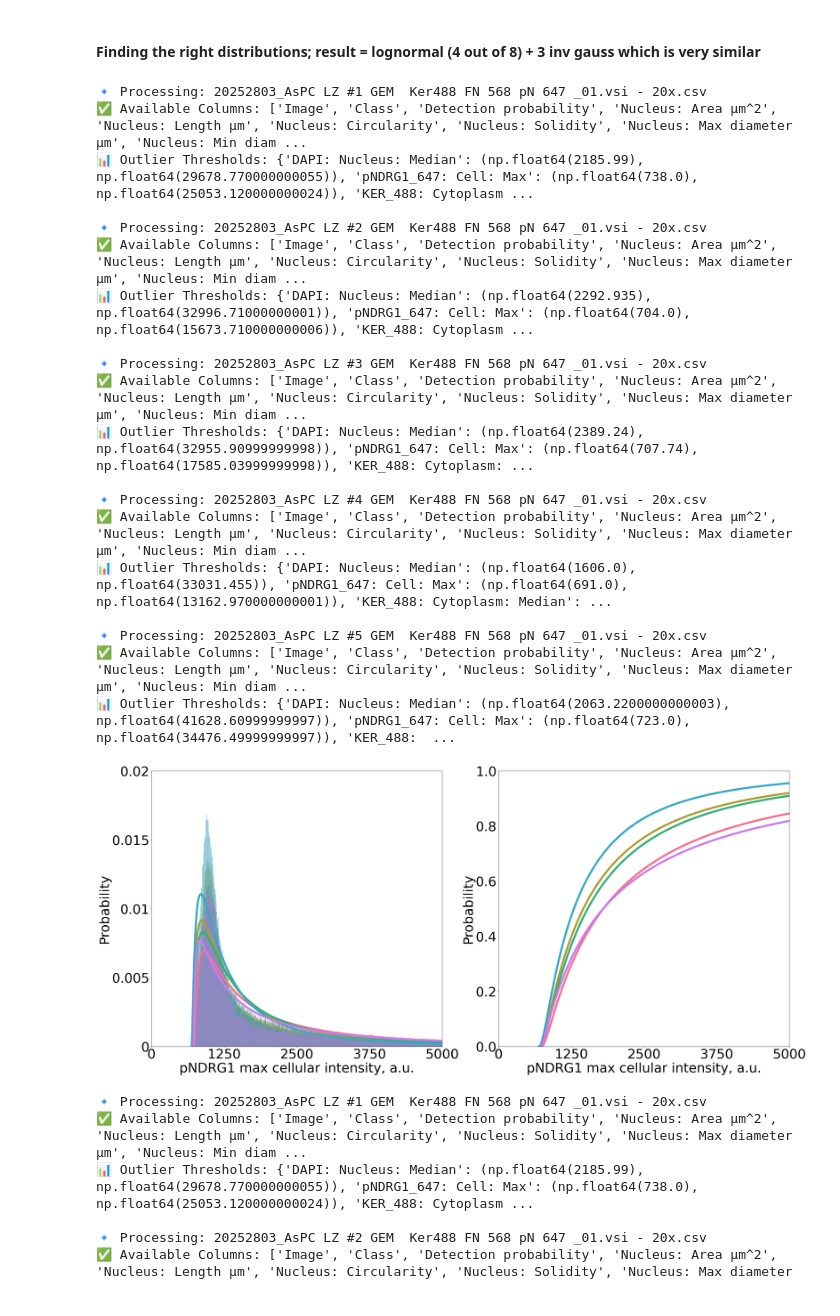
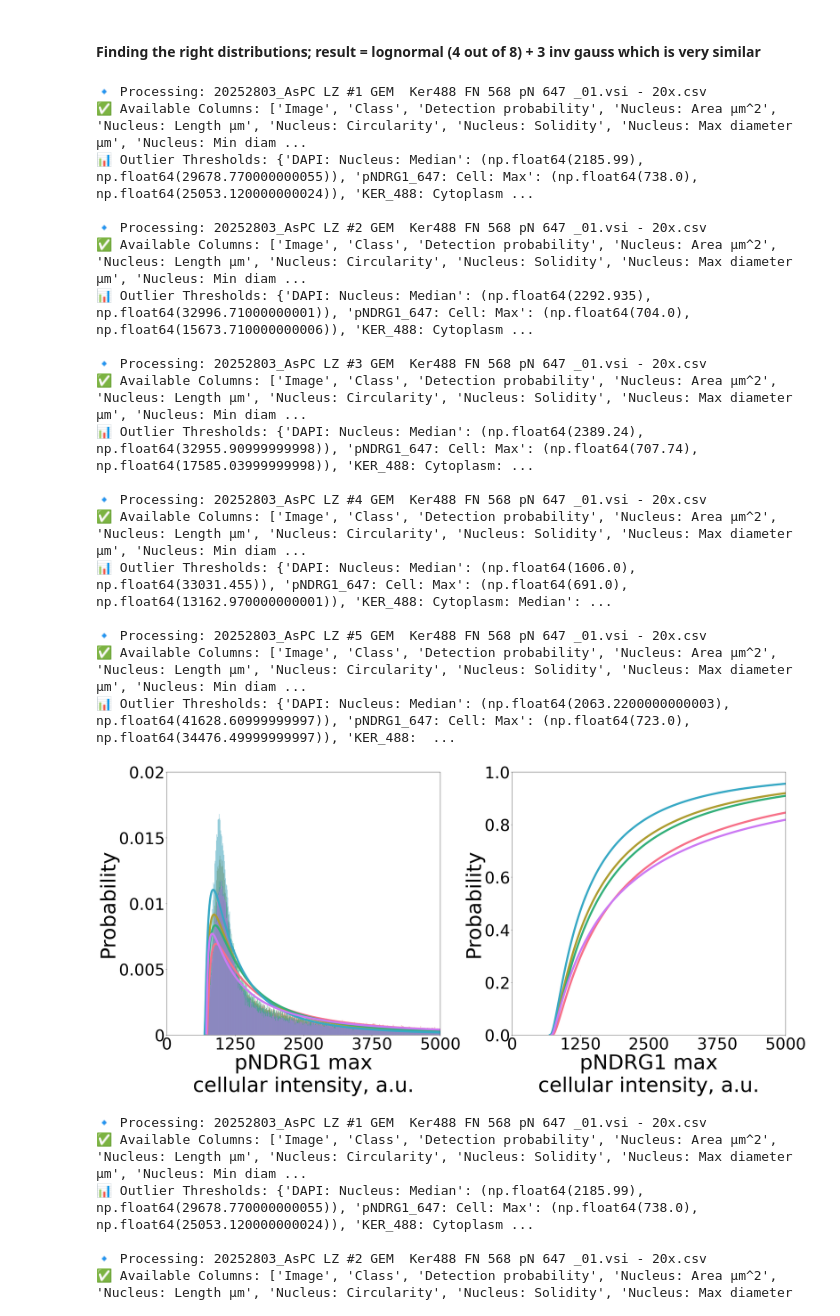
Before and after one commit to HMS-IAC/stroma-spatial-analysis-web, a Jupyter notebook: analysis/AsPC_NDRG1/20250327_pndrg1_fitter.ipynb, the cells around one changed output. Cells and saved outputs as stored; diff of their text form; code cells hidden in the pictures.

```diff
--- a/analysis/AsPC_NDRG1/20250327_pndrg1_fitter.ipynb
+++ b/analysis/AsPC_NDRG1/20250327_pndrg1_fitter.ipynb
@@ -166,10 +166,10 @@ y_axis_ticks = {
 
 # Descriptive labels for axes
 axis_labels = {
-    "DAPI": "DAPI median nuclear intensity, a.u.",
-    "pNDRG1_647": "pNDRG1 max cellular intensity, a.u.",
-    "KER_488": "Cytokeratin median cytoplasmic intensity, a.u.",
-    "FN_568": "Fibronectin median cellular intensity, a.u."
+    "DAPI": "DAPI median nuclear\nintensity, a.u.",
+    "pNDRG1_647": "pNDRG1 max\ncellular intensity, a.u.",
+    "KER_488": "Cytokeratin median\ncytoplasmic intensity, a.u.",
+    "FN_568": "Fibronectin median\ncellular intensity, a.u."
 }
 
 axis_limits = {
@@ -189,7 +189,7 @@ bin_sizes = {
 dfs, column_mapping = load_and_preprocess_files(folder_path, file_paths, expected_columns)
 
 # Initialize plots
-fig, axs = plt.subplots(1, 2, figsize=(34, 15))
+fig, axs = plt.subplots(1, 2, figsize=(34, 16))
 
 # Define bin width for histogram and fitting
 bin_width = bin_sizes.get("pNDRG1_647", 5)
@@ -236,9 +236,9 @@ for idx, df in enumerate(dfs):
 for key, ax in zip(["PDF", "CDF"], axs):
     ax.set_yscale('linear')
     ax.set_xscale('linear')
-    ax.set_ylabel('Probability', fontsize=45)
-    ax.set_xlabel(axis_labels["pNDRG1_647"], fontsize=45)
-    ax.tick_params(axis='both', labelsize=45)
+    ax.set_ylabel('Probability', fontsize=70)
+    ax.set_xlabel(axis_labels["pNDRG1_647"], fontsize=70)
+    ax.tick_params(axis='both', labelsize=55)
 
     # Set x-axis range and define 5 evenly spaced ticks
     if key in axis_limits:
@@ -250,34 +250,34 @@ for key, ax in zip(["PDF", "CDF"], axs):
     if key == "PDF" and "pNDRG1_647" in y_axis_ticks:
         y_min, y_max, y_step = y_axis_ticks["pNDRG1_647"]
         yticks = np.arange(y_min, y_max + y_step, y_step)
         ax.set_yticks(yticks)
         ax.set_ylim(y_min, y_max)
         ax.set_yticklabels([f"{tick:.2g}" for tick in yticks])
 
 plt.tight_layout()
 plt.savefig("/Users/antoine/Harvard/IAC/image_analysis_paper_QP_projects/AsPC_NDRG1/plots/histograms/2025_fitted_measurements_distribution_pNDRG1.png", dpi=300)
 plt.show()
 # %% [output]
 🔹 Processing: 20252803_AsPC LZ #1 GEM  Ker488 FN 568 pN 647 _01.vsi - 20x.csv
 ✅ Available Columns: ['Image', 'Class', 'Detection probability', 'Nucleus: Area µm^2', 'Nucleus: Length µm', 'Nucleus: Circularity', 'Nucleus: Solidity', 'Nucleus: Max diameter µm', 'Nucleus: Min diam ...
 📊 Outlier Thresholds: {'DAPI: Nucleus: Median': (np.float64(2185.99), np.float64(29678.770000000055)), 'pNDRG1_647: Cell: Max': (np.float64(738.0), np.float64(25053.120000000024)), 'KER_488: Cytoplasm ...
 
 🔹 Processing: 20252803_AsPC LZ #2 GEM  Ker488 FN 568 pN 647 _01.vsi - 20x.csv
 ✅ Available Columns: ['Image', 'Class', 'Detection probability', 'Nucleus: Area µm^2', 'Nucleus: Length µm', 'Nucleus: Circularity', 'Nucleus: Solidity', 'Nucleus: Max diameter µm', 'Nucleus: Min diam ...
 📊 Outlier Thresholds: {'DAPI: Nucleus: Median': (np.float64(2292.935), np.float64(32996.71000000001)), 'pNDRG1_647: Cell: Max': (np.float64(704.0), np.float64(15673.710000000006)), 'KER_488: Cytoplasm ...
 
 🔹 Processing: 20252803_AsPC LZ #3 GEM  Ker488 FN 568 pN 647 _01.vsi - 20x.csv
 ✅ Available Columns: ['Image', 'Class', 'Detection probability', 'Nucleus: Area µm^2', 'Nucleus: Length µm', 'Nucleus: Circularity', 'Nucleus: Solidity', 'Nucleus: Max diameter µm', 'Nucleus: Min diam ...
 📊 Outlier Thresholds: {'DAPI: Nucleus: Median': (np.float64(2389.24), np.float64(32955.90999999998)), 'pNDRG1_647: Cell: Max': (np.float64(707.74), np.float64(17585.03999999998)), 'KER_488: Cytoplasm: ...
 
 🔹 Processing: 20252803_AsPC LZ #4 GEM  Ker488 FN 568 pN 647 _01.vsi - 20x.csv
 ✅ Available Columns: ['Image', 'Class', 'Detection probability', 'Nucleus: Area µm^2', 'Nucleus: Length µm', 'Nucleus: Circularity', 'Nucleus: Solidity', 'Nucleus: Max diameter µm', 'Nucleus: Min diam ...
 📊 Outlier Thresholds: {'DAPI: Nucleus: Median': (np.float64(1606.0), np.float64(33031.455)), 'pNDRG1_647: Cell: Max': (np.float64(691.0), np.float64(13162.970000000001)), 'KER_488: Cytoplasm: Median': ...
 
 🔹 Processing: 20252803_AsPC LZ #5 GEM  Ker488 FN 568 pN 647 _01.vsi - 20x.csv
 ✅ Available Columns: ['Image', 'Class', 'Detection probability', 'Nucleus: Area µm^2', 'Nucleus: Length µm', 'Nucleus: Circularity', 'Nucleus: Solidity', 'Nucleus: Max diameter µm', 'Nucleus: Min diam ...
 📊 Outlier Thresholds: {'DAPI: Nucleus: Median': (np.float64(2063.2200000000003), np.float64(41628.60999999997)), 'pNDRG1_647: Cell: Max': (np.float64(723.0), np.float64(34476.49999999997)), 'KER_488:  ...
-[figure, old version]
+[figure, new version]
 # %%
 import os
 import numpy as np
```
Also changed, not shown: parts of 2 cells of this notebook, 1 other file.
